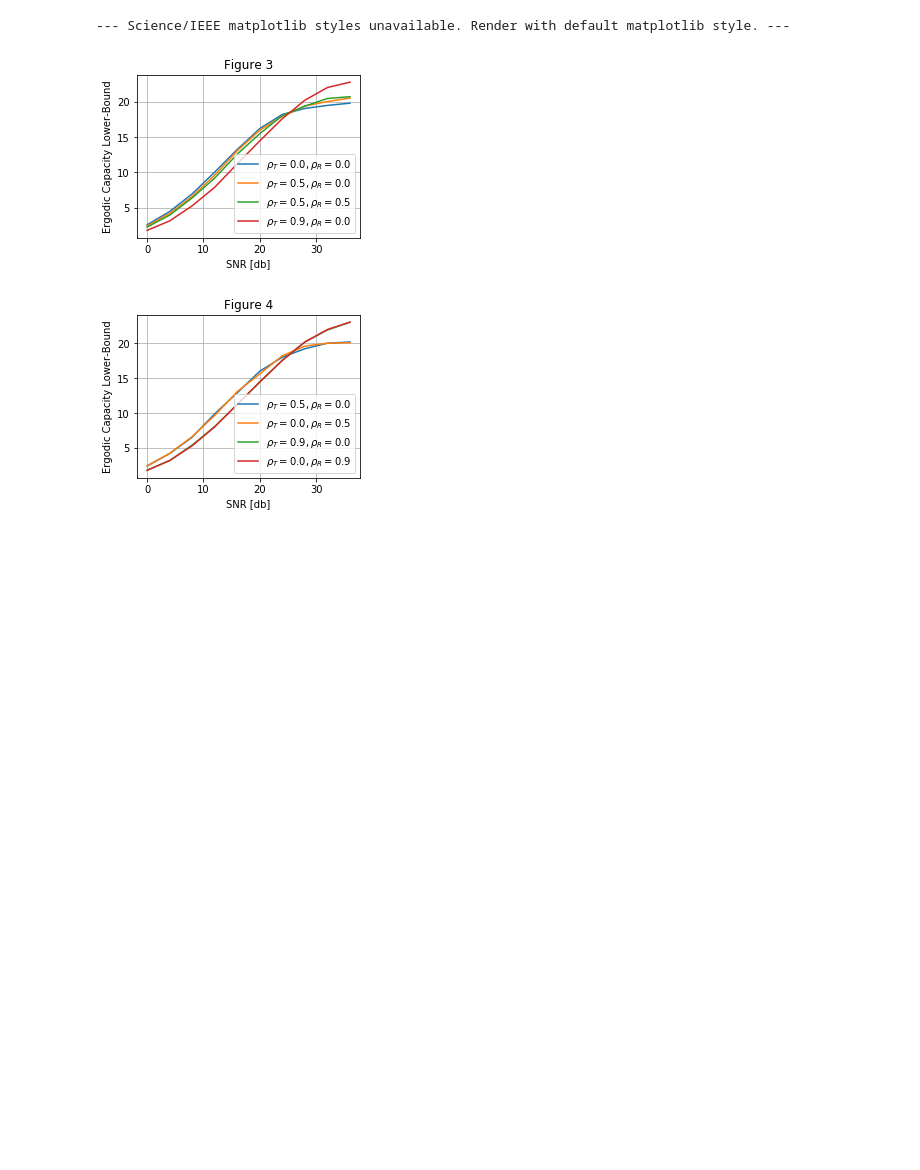
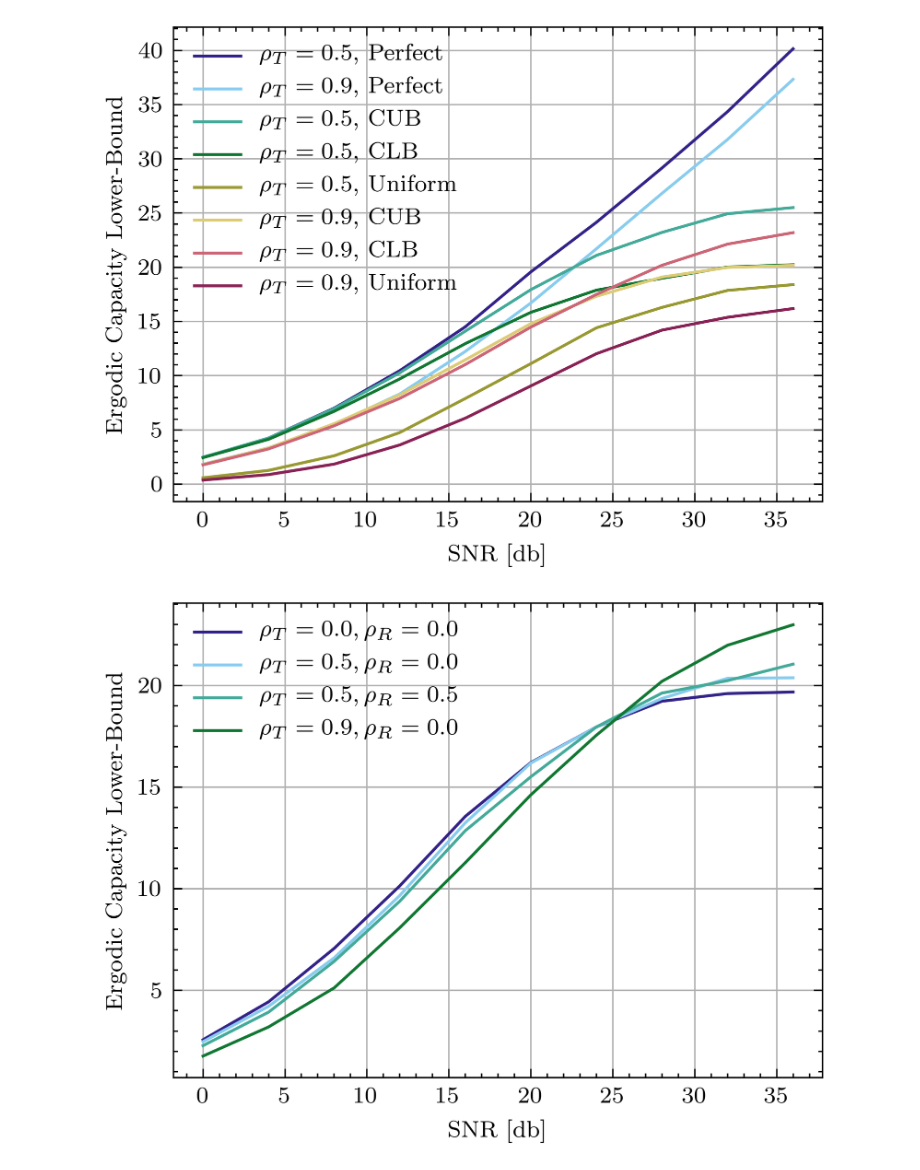
Before and after one commit to mdelrosa/eec266_project, a Jupyter notebook: eec266_project.ipynb, the cells around one changed output. Cells and saved outputs as stored; diff of their text form; code cells hidden in the pictures; blank space fills up the shorter version.

Commit message:
Added Figure 2 sim/plotting

```diff
--- a/eec266_project.ipynb
+++ b/eec266_project.ipynb
@@ -114,6 +122,11 @@ def exponential_corr(n, rho):
 # helper function: symmetrize
 def symmetrize(a):
     return a + a.T - np.diag(a.diagonal())
+# %%
+# test data_vector
+n_T = 4
+Q = np.eye()
+x = data_vector(n_T,Q):
 # %%
 # helper function: exponential correlation matrices
 def corr_matrices(n_T,n_R,rho_T,rho_R):
@@ -155,5 +152,15 @@ def mutual_info_LB(n_R,Hhat,F,Rn_total):
     Q = np.matmul(F,F.H)
     temp = np.eye(n_R)+ft.reduce(np.matmul,[Hhat,Q,Hhat.H,np.linalg.inv(Rn_total)])
     return np.log2(np.linalg.det(temp))
+
+def mutual_info_UB(Rn_total,var_E,F,R_T,R_R,var_N,n_R,n=int(10e3)):
+    Q = np.matmul(F,F.H)
+    temp1 = np.log2(np.linalg.det(Rn_total))
+#     temp2 = 0 # expected value of this term
+#     for i in range(n):
+#         x = data_vector(n_T,Q)
+#         temp2 = temp2 + np.log2(np.linalg.det(var_E*(x.H*R_T*x)*R_R+var_N*np.eye(n_R)))/n
+    temp2 = np.log2(np.linalg.det(var_E*(R_T*Q)*R_R+var_N*np.eye(n_R)))
+    return temp1-temp2
 # %%
 # iterate through channel realizations to get capacity lower bound
@@ -285,43 +342,57 @@ import matplotlib.pyplot as plt
 import numpy as np
 # chceck for science/ieee matplotlib styles
 try:
-  plt.style.use(['science','ieee'])
+  plt.style.use(['science','ieee','muted'])
   save_bool = True
 except:
   print("--- Science/IEEE matplotlib styles unavailable. Render with default matplotlib style. ---")
   save_bool = False
 # Labels for plotting
+# for fig2
+fig2_labels = {
+    0: r'$\rho_T=0.5$, CLB',
+    1: r'$\rho_T=0.9$, CLB',
+    2: r'$\rho_T=0.5$, Perfect',
+    3: r'$\rho_T=0.9$, Perfect',
+    4: r'$\rho_T=0.5$, Uniform',
+    5: r'$\rho_T=0.9$, Uniform',
+    6: r'$\rho_T=0.5$, CUB',
+    7: r'$\rho_T=0.9$, CUB'
+}
+fig2_order = [2,3,6,0,4,7,1,5]
 # for fig3
 fig3_labels = {
     0: r'$\rho_T=0.0,\rho_R=0.0$',
     1: r'$\rho_T=0.5,\rho_R=0.0$',
     2: r'$\rho_T=0.5,\rho_R=0.5$',
     3: r'$\rho_T=0.9,\rho_R=0.0$'
 }
 # for fig4
 fig4_labels = {
     0: r'$\rho_T=0.5,\rho_R=0.0$',
     1: r'$\rho_T=0.0,\rho_R=0.5$',
     2: r'$\rho_T=0.9,\rho_R=0.0$',
     3: r'$\rho_T=0.0,\rho_R=0.9$'
 }
-labels_list = [fig3_labels,fig4_labels]
-fig_names = ['fig3','fig4']
-fig_names_long = ['Figure 3','Figure 4']
-for j in range(2):
+labels_list = [fig2_labels,fig3_labels,fig4_labels]
+fig_names = ['fig2_final','fig3_final','fig4_final']
+for j in range(len(labels_list)):
     fig, ax = plt.subplots(figsize=(4,3))
     cap_dict = cap_out_list[j]
     labels = labels_list[j]
-    for i in range(4):
-        ax.plot(snr_list, cap_dict[i],label=labels[i])
+    for i in range(len(labels)):
+        if j==0: # shenanigans to handle reordering traces
+            ind=fig2_order[i]
+        else:
+            ind=i
+        ax.plot(snr_list, cap_dict[ind],label=labels[ind])
     ax.set(xlabel='SNR [db]', ylabel='Ergodic Capacity Lower-Bound')
     ax.grid()
     ax.legend()
-    ax.set_title("{}".format(fig_names_long[j]))
+    # ax.set_title("{}".format(fig_names_long[j]))
+    plt.show()
     if save_bool:
       fig.savefig("figures/{}.png".format(fig_names[j]))
-    plt.show()
 # %% [output]
---- Science/IEEE matplotlib styles unavailable. Render with default matplotlib style. ---
-[figure, old version]
+[figure, new version]
-[figure, old version]
+[figure, new version]
```
Also changed, not shown: parts of 6 cells of this notebook, 1 other file.
